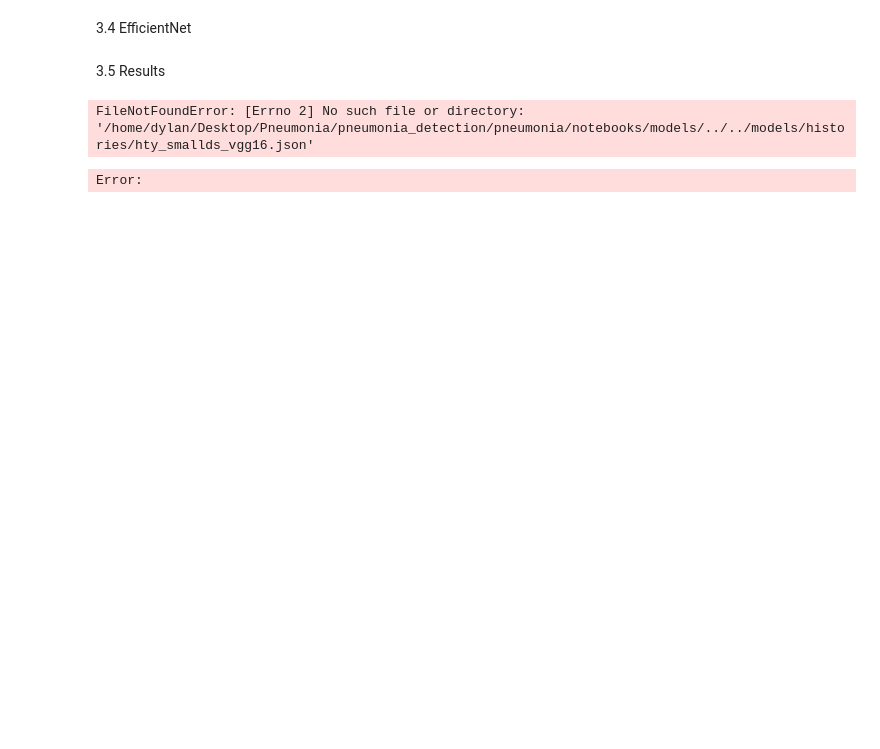
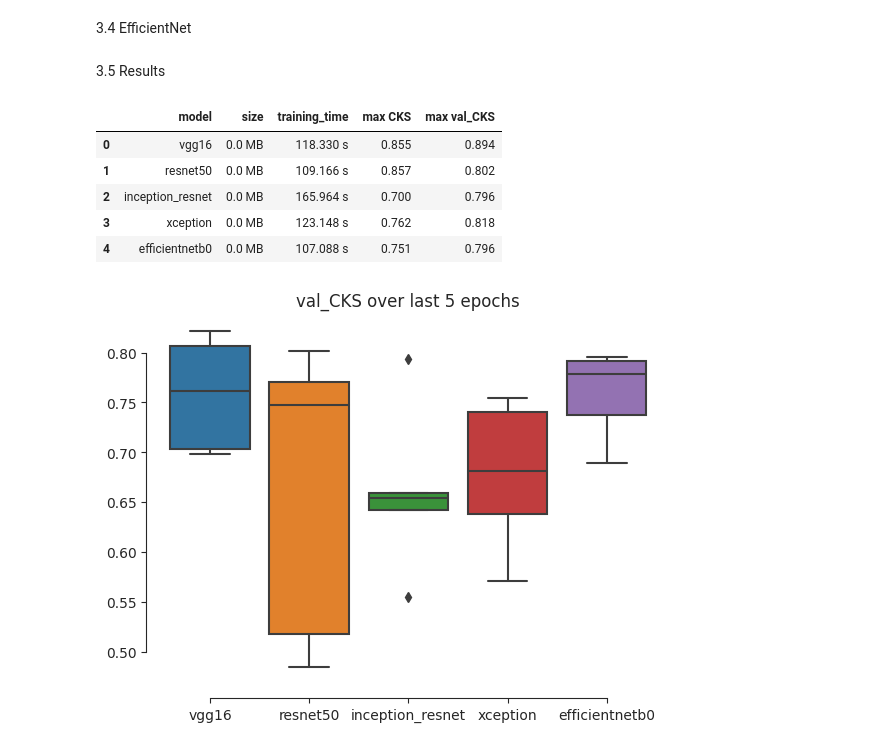
Before and after one commit to DylanLavoue/pneumonia_detection, a Jupyter notebook: pneumonia/notebooks/models/file_comparison.ipynb, the cells around one changed output. Cells and saved outputs as stored; diff of their text form; code cells hidden in the pictures; blank space fills up the shorter version.

Commit message:
add history files & comments

```diff
--- a/pneumonia/notebooks/models/file_comparison.ipynb
+++ b/pneumonia/notebooks/models/file_comparison.ipynb
@@ -370,33 +454,43 @@ checkpoint_path = {
     'efficientnetb0' : zoidbergManager.model_dir / 'checkpoints' / 'ckpt_smallds_efficientnetb0.h5'
 }
 
-sumup_result_df = pd.DataFrame(columns=['model','size','training_time','max MCC','max val_MCC'])
+sumup_result_df = pd.DataFrame(columns=['model','size','training_time','max CKS','max val_CKS'])
 histories = {}
+# The for loop iterates over each model name and corresponding history path.
+# It reads the training history from the JSON file and stores it in the histories dictionary.
 for model_name, path in history_path.items():
     with open(path) as file:
+# extracts the relevant information from the history
         history = json.load(file)
     histories[model_name] = history['history']
+# appends it to the sumup list.
     sumup = []
     sumup.append(model_name)
     sumup.append(f'{checkpoint_path[model_name].stat().st_size / (1e6):.1f} MB')
     sumup.append(f"{history['training_time']:.3f} s")
-    sumup.append(f"{np.max(history['history']['MCC']):.3f}")
-    sumup.append(f"{np.max(history['history']['val_MCC']):.3f}")
+    sumup.append(f"{np.max(history['history']['CKS']):.3f}")
+    sumup.append(f"{np.max(history['history']['val_CKS']):.3f}")
     idx_model = list(history_path.keys()).index(model_name)
     sumup_result_df.loc[idx_model] = sumup
 
 sumup_result_df.head()
 # %% [output]
-FileNotFoundError: [Errno 2] No such file or directory: '/home/dylan/Desktop/Pneumonia/pneumonia_detection/pneumonia/notebooks/models/../../models/histories/hty_smallds_vgg16.json'
-Error:
+|  | model | size | training_time | max CKS | max val_CKS |
+| 0 | vgg16 | 0.0 MB | 118.330 s | 0.855 | 0.894 |
+| 1 | resnet50 | 0.0 MB | 109.166 s | 0.857 | 0.802 |
+| 2 | inception_resnet | 0.0 MB | 165.964 s | 0.700 | 0.796 |
+| 3 | xception | 0.0 MB | 123.148 s | 0.762 | 0.818 |
+| 4 | efficientnetb0 | 0.0 MB | 107.088 s | 0.751 | 0.796 |
 # %%
-mcc_history = {}
+cks_history = {}
 for model, history in histories.items():
-    mcc_history[model] = history['val_MCC']
+    cks_history[model] = history['val_CKS']
 
 sns.set_style('ticks')
-bp = sns.boxplot(data=pd.DataFrame.from_dict(mcc_history).iloc[-5:])
-bp.set_title('val_MCC over last 5 epochs')
+bp = sns.boxplot(data=pd.DataFrame.from_dict(cks_history).iloc[-5:])
+bp.set_title('val_CKS over last 5 epochs')
 sns.despine(offset=10, trim=True)
+# %% [output]
+[figure, added]
 # %%
 epochs = list(range(1,EPOCHS+1))
```
Also changed, not shown: parts of 15 cells of this notebook, 13 other files.
